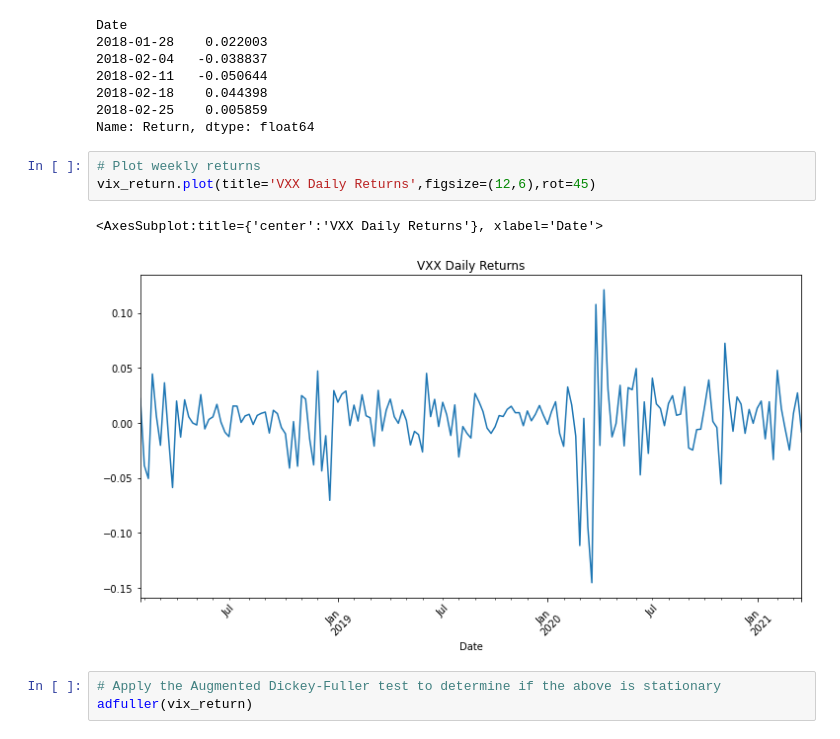
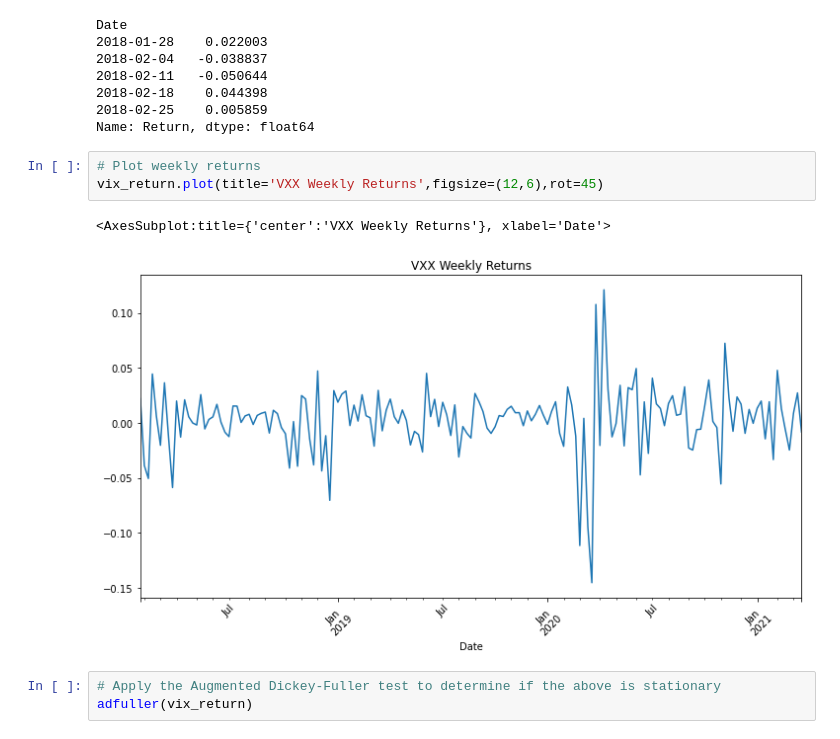
Before and after one commit to dbogatic/stock-evaluation, a Jupyter notebook: stock_price_predictors/regression_models/markov_regime_shift.ipynb, the cells around one changed output. Cells and saved outputs as stored; diff of their text form.

Commit message:
edit graph title

```diff
--- a/stock_price_predictors/regression_models/markov_regime_shift.ipynb
+++ b/stock_price_predictors/regression_models/markov_regime_shift.ipynb
@@ -278,10 +278,10 @@ Date
 Name: Return, dtype: float64
 # %%
 # Plot weekly returns
-vix_return.plot(title='VXX Daily Returns',figsize=(12,6),rot=45)
+vix_return.plot(title='VXX Weekly Returns',figsize=(12,6),rot=45)
 # %% [output]
-<AxesSubplot:title={'center':'VXX Daily Returns'}, xlabel='Date'>
+<AxesSubplot:title={'center':'VXX Weekly Returns'}, xlabel='Date'>
-[figure, old version]
+[figure, new version]
 # %%
 # Apply the Augmented Dickey-Fuller test to determine if the above is stationary
 adfuller(vix_return)
```
Also changed, not shown: parts of 1 cell of this notebook.
